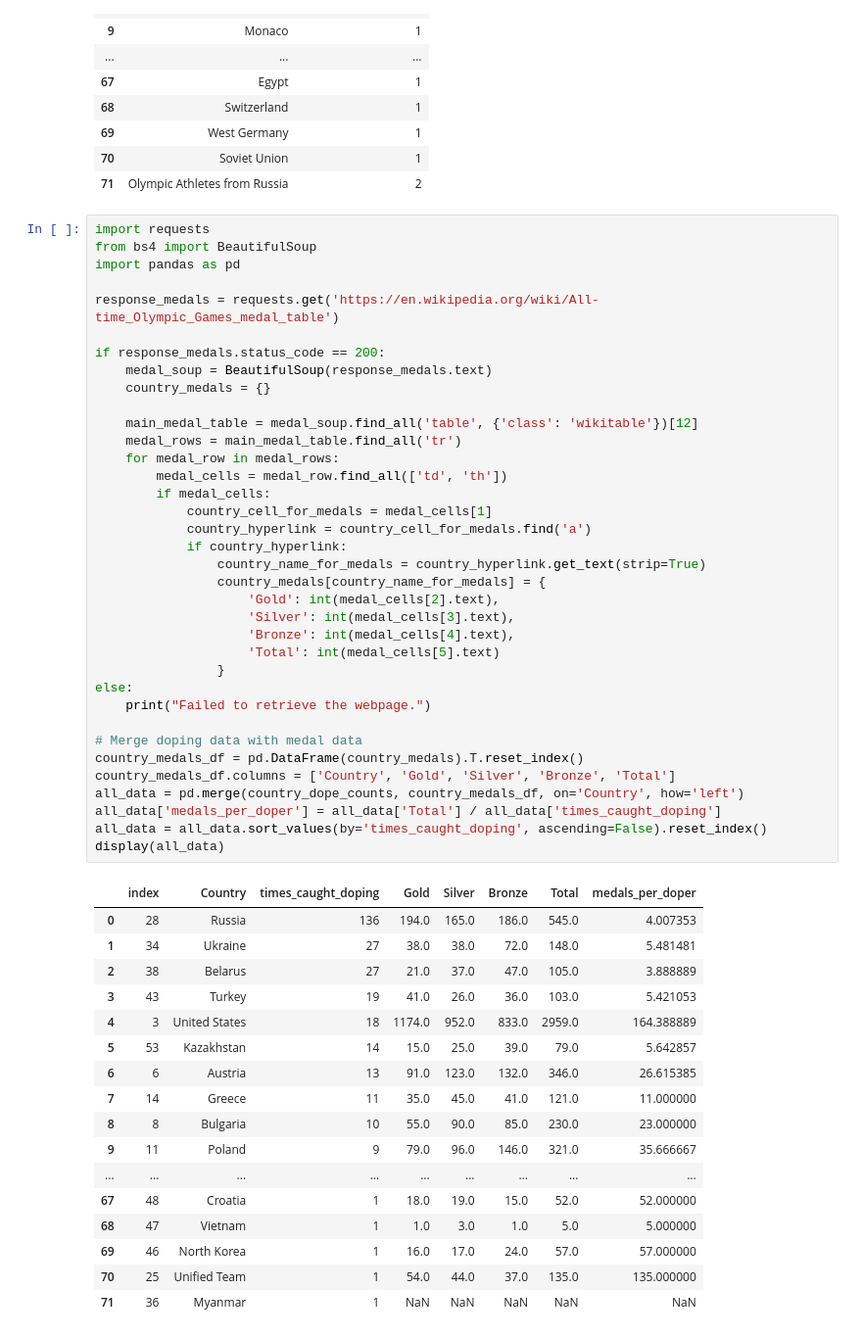
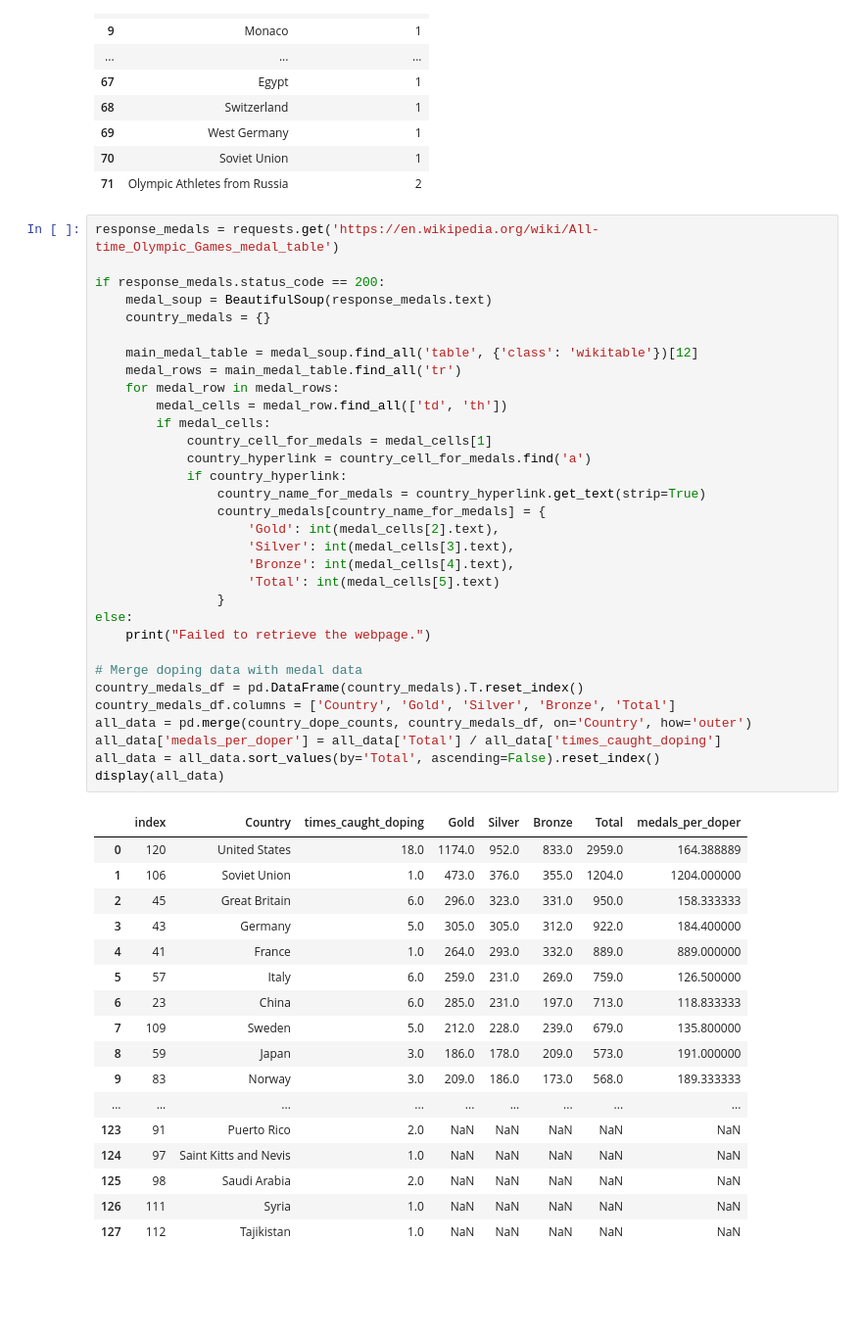
Before and after one commit to stocktonsmith/cs5830_project3, a Jupyter notebook: project3.ipynb, the cells around one changed output. Shown at 98% size. Drawn from its saved outputs; the diff is of its cells as text; blank space fills up the shorter version.

Commit message:
Made analyses/charts based on medals vs doping instances

```diff
--- a/project3.ipynb
+++ b/project3.ipynb
@@ -60,56 +58,52 @@ country_dope_counts
 | 70 | Soviet Union | 1 |
 | 71 | Olympic Athletes from Russia | 2 |
 # %%
-import requests
-from bs4 import BeautifulSoup
-import pandas as pd
-
 response_medals = requests.get('https://en.wikipedia.org/wiki/All-time_Olympic_Games_medal_table')
 
 if response_medals.status_code == 200:
     medal_soup = BeautifulSoup(response_medals.text)
     country_medals = {}
 
     main_medal_table = medal_soup.find_all('table', {'class': 'wikitable'})[12]
     medal_rows = main_medal_table.find_all('tr')
     for medal_row in medal_rows:
         medal_cells = medal_row.find_all(['td', 'th'])
         if medal_cells:
             country_cell_for_medals = medal_cells[1]
             country_hyperlink = country_cell_for_medals.find('a')
             if country_hyperlink:
                 country_name_for_medals = country_hyperlink.get_text(strip=True)
                 country_medals[country_name_for_medals] = {
                     'Gold': int(medal_cells[2].text),
                     'Silver': int(medal_cells[3].text),
                     'Bronze': int(medal_cells[4].text),
                     'Total': int(medal_cells[5].text)
                 }
 else:
     print("Failed to retrieve the webpage.")
 
 # Merge doping data with medal data
 country_medals_df = pd.DataFrame(country_medals).T.reset_index()
 country_medals_df.columns = ['Country', 'Gold', 'Silver', 'Bronze', 'Total']
-all_data = pd.merge(country_dope_counts, country_medals_df, on='Country', how='left')
+all_data = pd.merge(country_dope_counts, country_medals_df, on='Country', how='outer')
 all_data['medals_per_doper'] = all_data['Total'] / all_data['times_caught_doping']
-all_data = all_data.sort_values(by='times_caught_doping', ascending=False).reset_index()
+all_data = all_data.sort_values(by='Total', ascending=False).reset_index()
 display(all_data)
 # %% [output]
 |  | index | Country | times_caught_doping | Gold | Silver | Bronze | Total | medals_per_doper |
-| 0 | 28 | Russia | 136 | 194.0 | 165.0 | 186.0 | 545.0 | 4.007353 |
-| 1 | 34 | Ukraine | 27 | 38.0 | 38.0 | 72.0 | 148.0 | 5.481481 |
-| 2 | 38 | Belarus | 27 | 21.0 | 37.0 | 47.0 | 105.0 | 3.888889 |
-| 3 | 43 | Turkey | 19 | 41.0 | 26.0 | 36.0 | 103.0 | 5.421053 |
-| 4 | 3 | United States | 18 | 1174.0 | 952.0 | 833.0 | 2959.0 | 164.388889 |
-| 5 | 53 | Kazakhstan | 14 | 15.0 | 25.0 | 39.0 | 79.0 | 5.642857 |
-| 6 | 6 | Austria | 13 | 91.0 | 123.0 | 132.0 | 346.0 | 26.615385 |
-| 7 | 14 | Greece | 11 | 35.0 | 45.0 | 41.0 | 121.0 | 11.000000 |
-| 8 | 8 | Bulgaria | 10 | 55.0 | 90.0 | 85.0 | 230.0 | 23.000000 |
-| 9 | 11 | Poland | 9 | 79.0 | 96.0 | 146.0 | 321.0 | 35.666667 |
+| 0 | 120 | United States | 18.0 | 1174.0 | 952.0 | 833.0 | 2959.0 | 164.388889 |
+| 1 | 106 | Soviet Union | 1.0 | 473.0 | 376.0 | 355.0 | 1204.0 | 1204.000000 |
+| 2 | 45 | Great Britain | 6.0 | 296.0 | 323.0 | 331.0 | 950.0 | 158.333333 |
+| 3 | 43 | Germany | 5.0 | 305.0 | 305.0 | 312.0 | 922.0 | 184.400000 |
+| 4 | 41 | France | 1.0 | 264.0 | 293.0 | 332.0 | 889.0 | 889.000000 |
+| 5 | 57 | Italy | 6.0 | 259.0 | 231.0 | 269.0 | 759.0 | 126.500000 |
+| 6 | 23 | China | 6.0 | 285.0 | 231.0 | 197.0 | 713.0 | 118.833333 |
+| 7 | 109 | Sweden | 5.0 | 212.0 | 228.0 | 239.0 | 679.0 | 135.800000 |
+| 8 | 59 | Japan | 3.0 | 186.0 | 178.0 | 209.0 | 573.0 | 191.000000 |
+| 9 | 83 | Norway | 3.0 | 209.0 | 186.0 | 173.0 | 568.0 | 189.333333 |
 | ... | ... | ... | ... | ... | ... | ... | ... | ... |
-| 67 | 48 | Croatia | 1 | 18.0 | 19.0 | 15.0 | 52.0 | 52.000000 |
-| 68 | 47 | Vietnam | 1 | 1.0 | 3.0 | 1.0 | 5.0 | 5.000000 |
-| 69 | 46 | North Korea | 1 | 16.0 | 17.0 | 24.0 | 57.0 | 57.000000 |
-| 70 | 25 | Unified Team | 1 | 54.0 | 44.0 | 37.0 | 135.0 | 135.000000 |
-| 71 | 36 | Myanmar | 1 | NaN | NaN | NaN | NaN | NaN |
+| 123 | 91 | Puerto Rico | 2.0 | NaN | NaN | NaN | NaN | NaN |
+| 124 | 97 | Saint Kitts and Nevis | 1.0 | NaN | NaN | NaN | NaN | NaN |
+| 125 | 98 | Saudi Arabia | 2.0 | NaN | NaN | NaN | NaN | NaN |
+| 126 | 111 | Syria | 1.0 | NaN | NaN | NaN | NaN | NaN |
+| 127 | 112 | Tajikistan | 1.0 | NaN | NaN | NaN | NaN | NaN |
```
Also changed, not shown: parts of 5 cells of this notebook.
